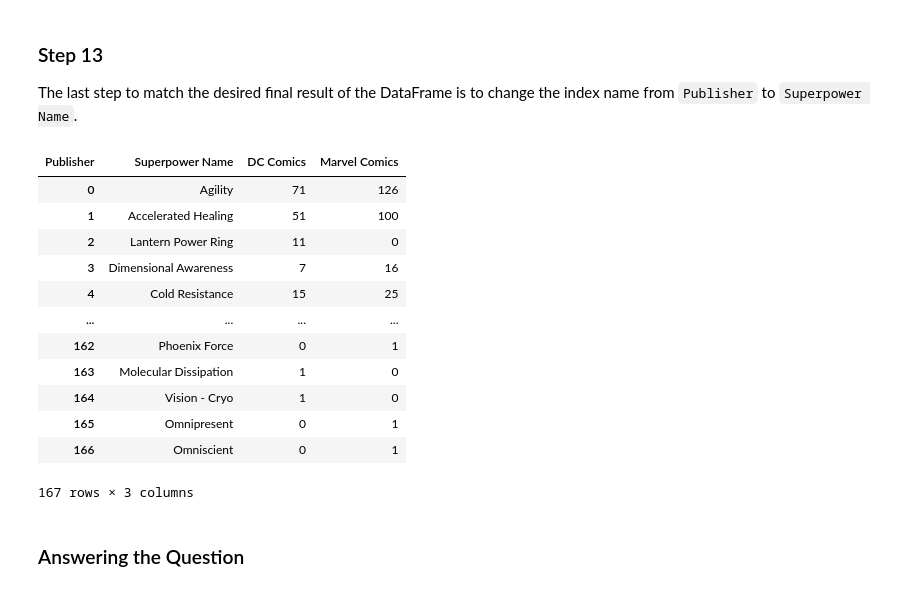
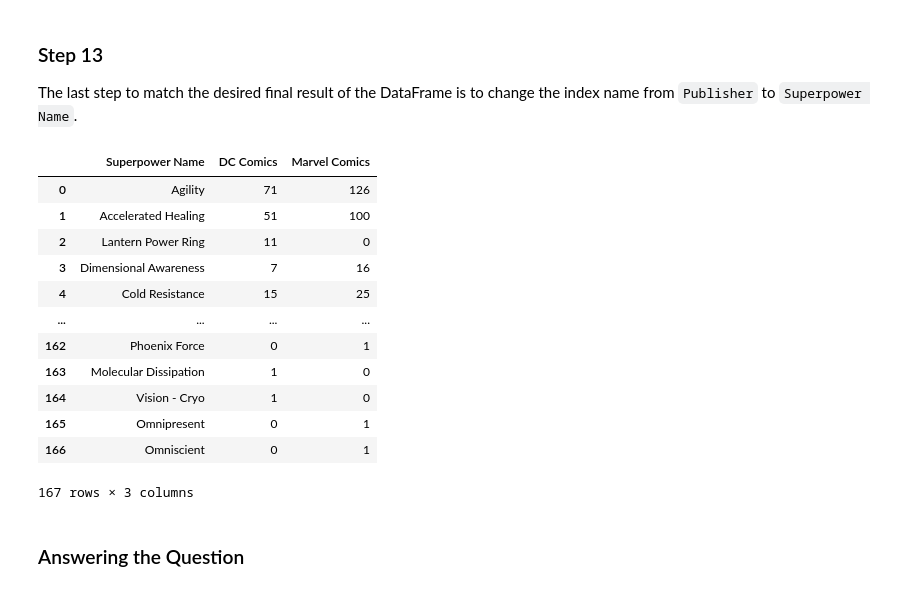
Before and after one commit to reubenmutisya10/DS_Course0_Week1_Module5_DataPy, a Jupyter notebook: DS_Course0_Week1_Module5_DataPy.ipynb, the cells around one changed output. Cells and saved outputs as stored; diff of their text form; code cells hidden in the pictures.

Commit message:
Fix Question 13

```diff
--- a/DS_Course0_Week1_Module5_DataPy.ipynb
+++ b/DS_Course0_Week1_Module5_DataPy.ipynb
@@ -625,16 +621,15 @@ question_3_grouped
 
 The last step to match the desired final result of the DataFrame is to change the index name from `Publisher` to `Superpower Name`.
 # %%
-# Change the name of index to be "Superpower Name"
-question_3_grouped.index.name = "Superpower Name"
+if "Superpower Name" not in question_3_grouped.columns:
+    question_3_grouped.index.name = "Superpower Name"
+    question_3_grouped = question_3_grouped.reset_index()
 
-# Reset the index so that "Superpower Name" becomes a column
-question_3_grouped = question_3_grouped.reset_index()
+question_3_grouped.columns.name = None
 
-# Check changes
 question_3_grouped
 # %% [output]
-| Publisher | Superpower Name | DC Comics | Marvel Comics |
+|  | Superpower Name | DC Comics | Marvel Comics |
 | 0 | Agility | 71 | 126 |
 | 1 | Accelerated Healing | 51 | 100 |
 | 2 | Lantern Power Ring | 11 | 0 |
```
Also changed, not shown: parts of 4 cells of this notebook.
